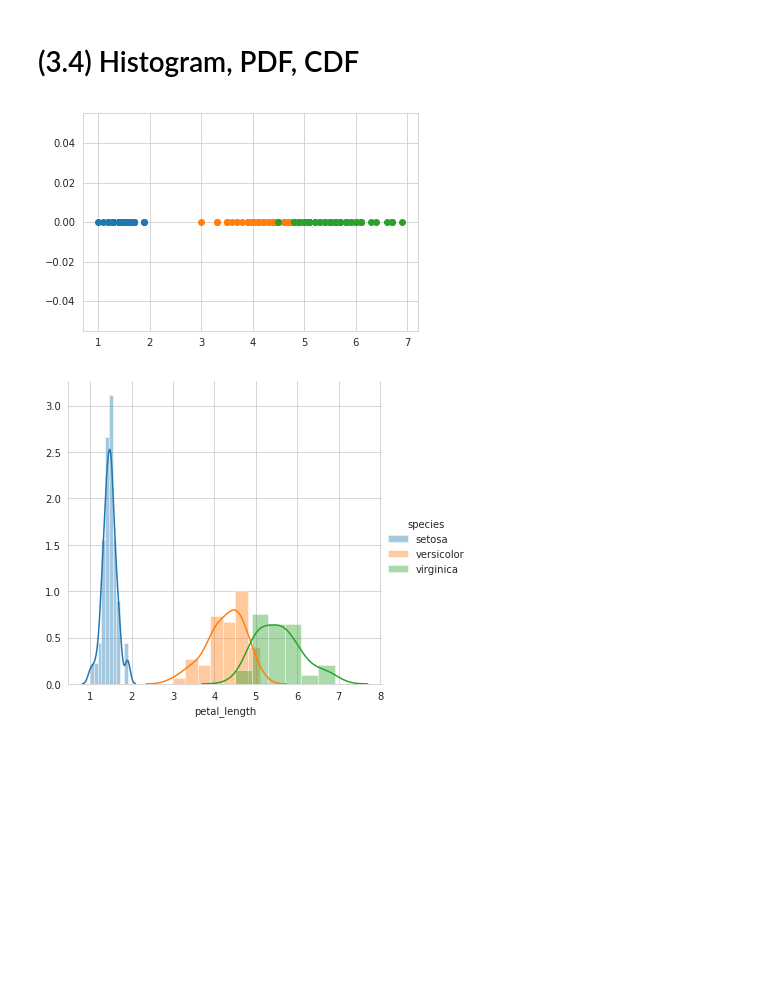
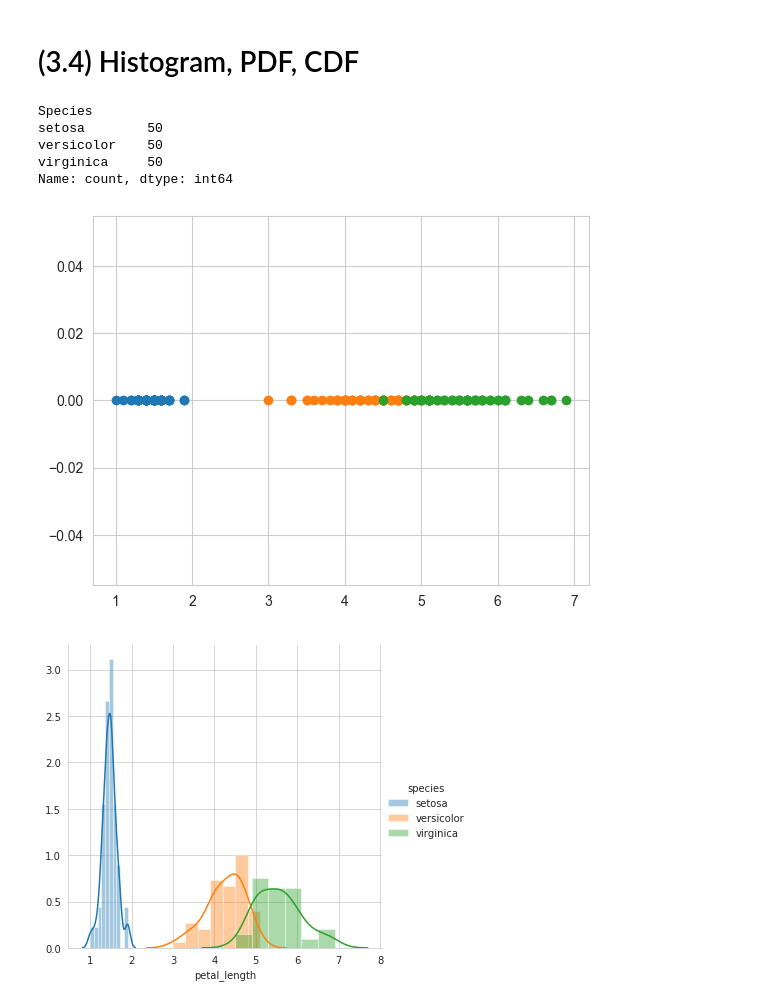
Before and after one commit to rahul8879/AI-HT, a Jupyter notebook: Exploratory Data Analysis on Iris Dataset.ipynb, the cells around one changed output. Cells and saved outputs as stored; diff of their text form; code cells hidden in the pictures; blank space fills up the shorter version.

```diff
--- a/Exploratory Data Analysis on Iris Dataset.ipynb
+++ b/Exploratory Data Analysis on Iris Dataset.ipynb
@@ -89,8 +89,8 @@ Index(['Id', 'SepalLengthCm', 'SepalWidthCm', 'PetalLengthCm', 'PetalWidthCm',
 iris.rename({
     'SepalLengthCm':'sepal_length',
     'SepalWidthCm':'sepal_width',
-    # 'PetalLengthCm':'sepal_width',
-    # 'PetalWidthCm':'sepal_width'
+    'PetalLengthCm': 'petal_length',
+    'PetalWidthCm':'petal_width'
 },axis=1,inplace=True)
 # %%
 iris.head(2)
@@ -156,23 +162,42 @@ plt.show()
 3. We can find "lines" and "if-else" conditions to build a simple model to classify the flower types.
 # %% [markdown]
 # (3.4) Histogram, PDF, CDF
+# %%
+def correct_value(cat):
+    if cat == 'Iris-setosa':
+        return 'setosa'
+    elif cat == 'Iris-virginica':
+        return 'virginica'
+    elif cat == 'Iris-versicolor':
+        return 'versicolor'
+
+
+iris['Species']=iris.Species.apply(correct_value)
+# %%
+iris.Species.value_counts()
+# %% [output]
+Species
+setosa        50
+versicolor    50
+virginica     50
+Name: count, dtype: int64
 # %%
 # What about 1-D scatter plot using just one feature?
 #1-D scatter plot of petal-length
 import numpy as np
-iris_setosa = iris.loc[iris["species"] == "setosa"];
-iris_virginica = iris.loc[iris["species"] == "virginica"];
-iris_versicolor = iris.loc[iris["species"] == "versicolor"];
+iris_setosa = iris.loc[iris["Species"] == "setosa"];
+iris_virginica = iris.loc[iris["Species"] == "virginica"];
+iris_versicolor = iris.loc[iris["Species"] == "versicolor"];
 #print(iris_setosa["petal_length"])
 plt.plot(iris_setosa["petal_length"], np.zeros_like(iris_setosa['petal_length']), 'o')
 plt.plot(iris_versicolor["petal_length"], np.zeros_like(iris_versicolor['petal_length']), 'o')
 plt.plot(iris_virginica["petal_length"], np.zeros_like(iris_virginica['petal_length']), 'o')
 
 plt.show()
 #Disadvantages of 1-D scatter plot: Very hard to make sense as points
 #are overlapping a lot. Are there better ways of visualizing 1-D scatter plots?
 # %% [output]
-[figure, old version]
+[figure, new version]
 # %%
 #Distribution of petal lengths for all the flowers belonging to the three classes.
 sns.FacetGrid(iris, hue="species", size=5).map(sns.distplot, "petal_length").add_legend();
```
Also changed, not shown: parts of 5 cells of this notebook, 4 other files.
